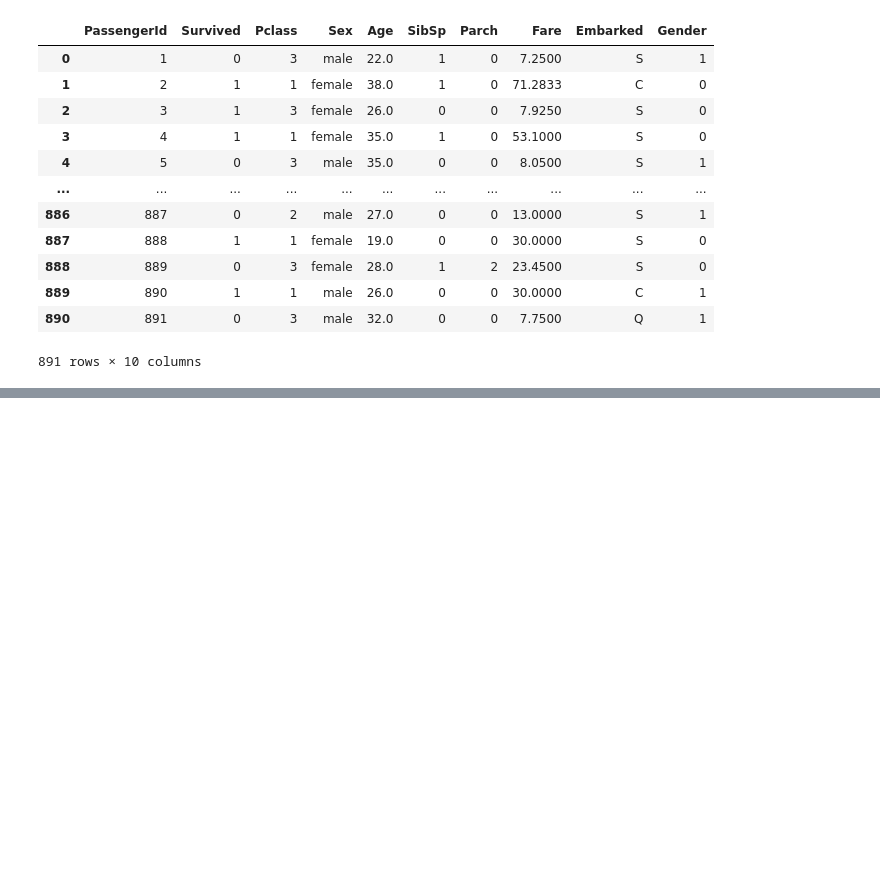
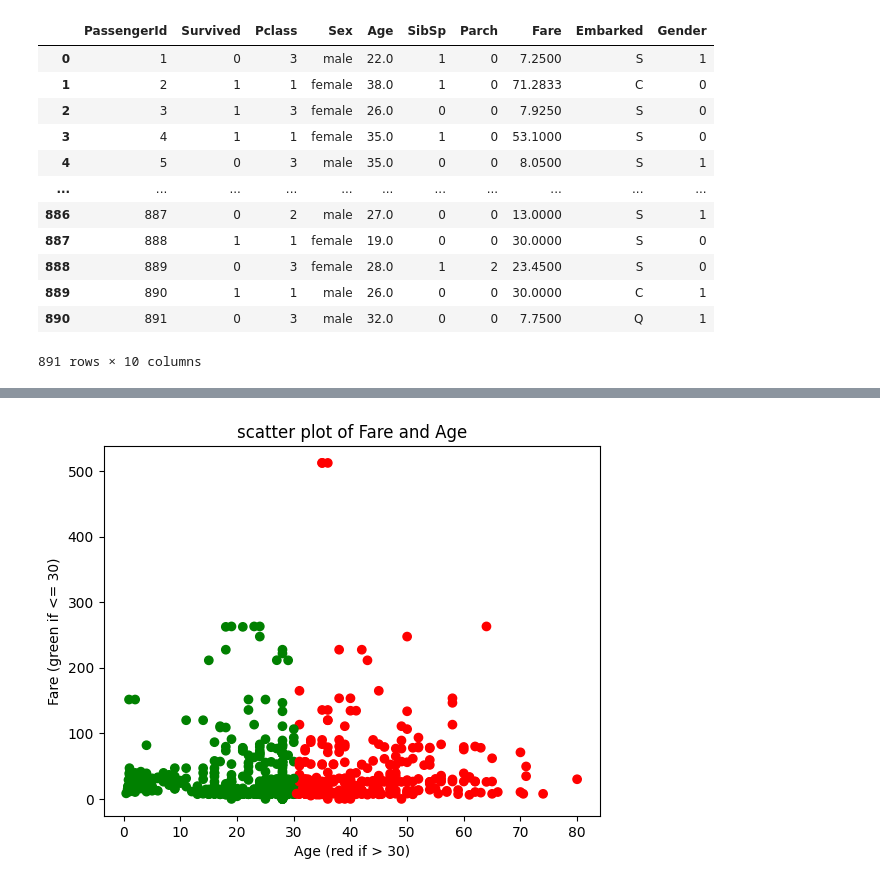
Before and after one commit to naveedfatima/new, a Jupyter notebook: newfile.ipynb, the cells around one changed output, grey strips where cells are left out. Saved outputs shown, nothing was run; the diff lists cells and outputs as text; code cells hidden in the pictures; blank space fills up the shorter version.

```diff
--- a/newfile.ipynb
+++ b/newfile.ipynb
@@ -210,0 +211,11 @@ df
+# %%
+x=df['Age']
+y=df['Fare']
+colors=['red' if age >30 else 'green' for age in x]
+plt.scatter(x, y, c=colors)
+plt.xlabel('Age (red if > 30)')
+plt.ylabel('Fare (green if <= 30)')
+plt.title('scatter plot of Fare and Age')
+plt.show()
+# %% [output]
+[figure, added]
```
Also changed, not shown: parts of 31 cells of this notebook.
